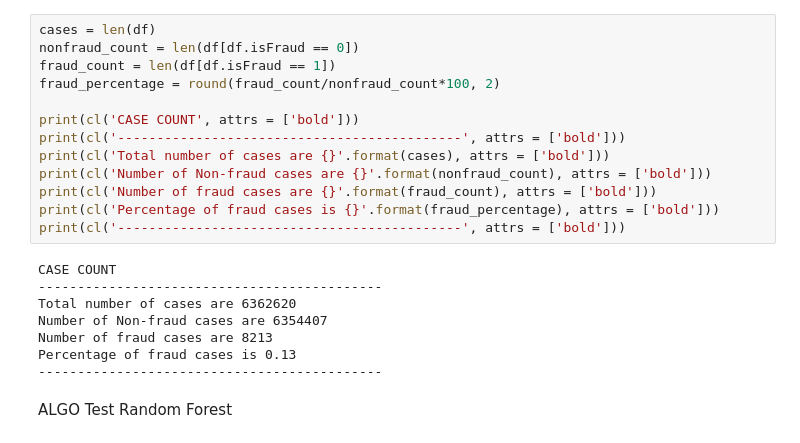
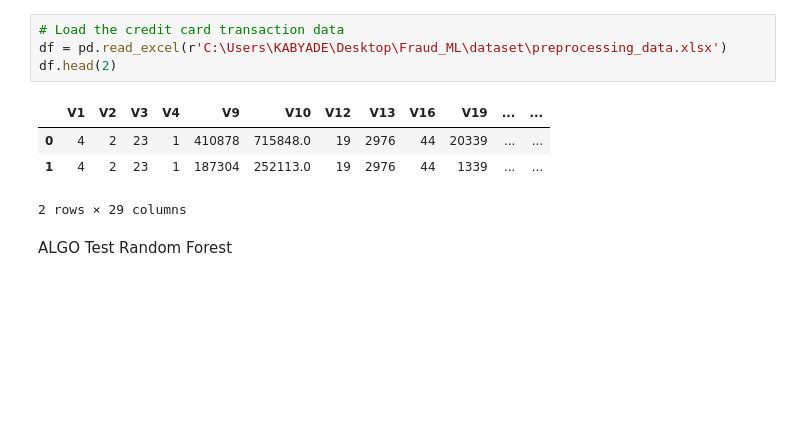
Before and after one commit to SihamJ/Credit-Card-Fraud-Detection-With-ML, a Jupyter notebook: algo/randomForeset.ipynb, the cells around one changed output. Drawn from its saved outputs; the diff is of its cells as text; blank space fills up the shorter version.

```diff
--- a/algo/randomForeset.ipynb
+++ b/algo/randomForeset.ipynb
@@ -29,23 +7,11 @@ Index(['type', 'amount', 'nameOrig', 'oldbalanceOrg', 'newbalanceOrig',
-# %%
-cases = len(df)
-nonfraud_count = len(df[df.isFraud == 0])
-fraud_count = len(df[df.isFraud == 1])
-fraud_percentage = round(fraud_count/nonfraud_count*100, 2)
-
-print(cl('CASE COUNT', attrs = ['bold']))
-print(cl('--------------------------------------------', attrs = ['bold']))
-print(cl('Total number of cases are {}'.format(cases), attrs = ['bold']))
-print(cl('Number of Non-fraud cases are {}'.format(nonfraud_count), attrs = ['bold']))
-print(cl('Number of fraud cases are {}'.format(fraud_count), attrs = ['bold']))
-print(cl('Percentage of fraud cases is {}'.format(fraud_percentage), attrs = ['bold']))
-print(cl('--------------------------------------------', attrs = ['bold']))
-# %% [output]
-CASE COUNT
---------------------------------------------
-Total number of cases are 6362620
-Number of Non-fraud cases are 6354407
-Number of fraud cases are 8213
-Percentage of fraud cases is 0.13
---------------------------------------------
+# %%
+# Load the credit card transaction data
+df = pd.read_excel(r'C:\Users\KABYADE\Desktop\Fraud_ML\dataset\preprocessing_data.xlsx')
+df.head(2)
+# %% [output]
+|  | V1 | V2 | V3 | V4 | V9 | V10 | V12 | V13 | V16 | V19 | ... | ... |
+| 0 | 4 | 2 | 23 | 1 | 410878 | 715848.0 | 19 | 2976 | 44 | 20339 | ... | ... |
+| 1 | 4 | 2 | 23 | 1 | 187304 | 252113.0 | 19 | 2976 | 44 | 1339 | ... | ... |
+2 rows × 29 columns
 # %% [markdown]
 ALGO Test Random Forest
```
Also changed, not shown: parts of 11 cells of this notebook, 36 other files.
